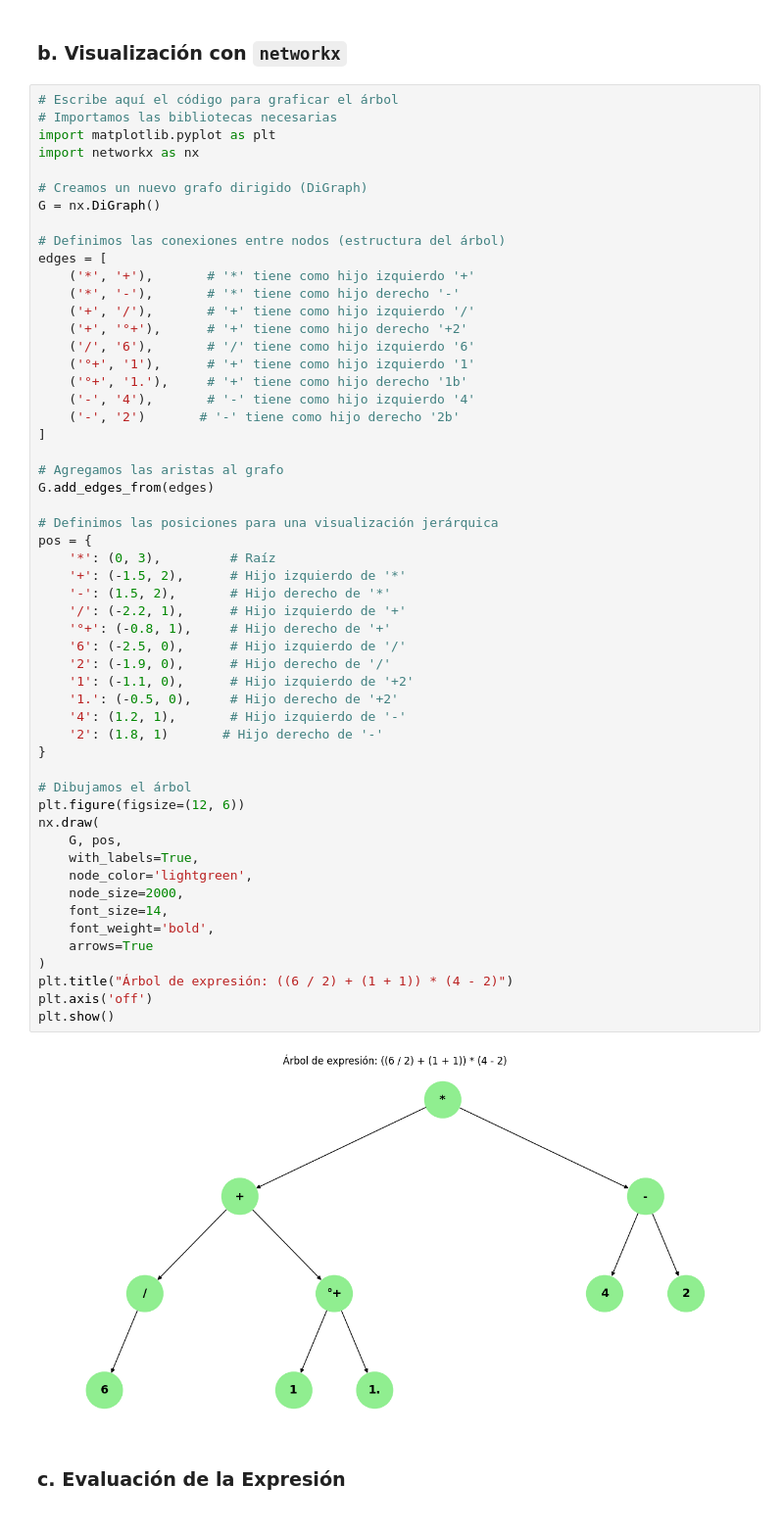
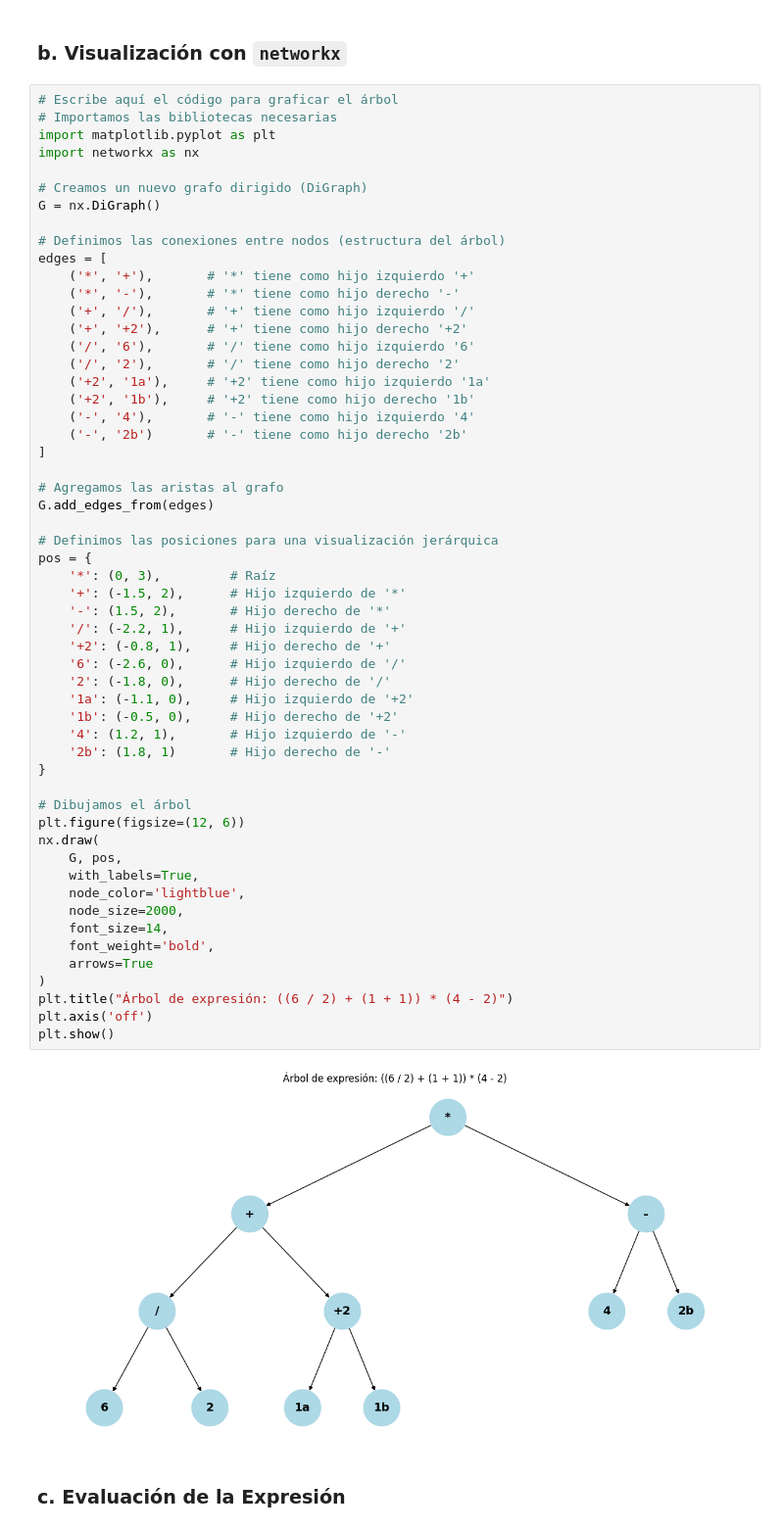
Before and after one commit to jeremyja28/Programacion-IV-semana-1-2-3-4, a Jupyter notebook: Arboles/Trabajo_Clase_Arboles_Expresion.ipynb, the cells around one changed output. Shown at 98% size. Cells and saved outputs as stored; diff of their text form.

```diff
--- a/Arboles/Trabajo_Clase_Arboles_Expresion.ipynb
+++ b/Arboles/Trabajo_Clase_Arboles_Expresion.ipynb
@@ -201,48 +202,49 @@ edges = [
     ('*', '+'),       # '*' tiene como hijo izquierdo '+'
     ('*', '-'),       # '*' tiene como hijo derecho '-'
     ('+', '/'),       # '+' tiene como hijo izquierdo '/'
-    ('+', '°+'),      # '+' tiene como hijo derecho '+2'
+    ('+', '+2'),      # '+' tiene como hijo derecho '+2'
     ('/', '6'),       # '/' tiene como hijo izquierdo '6'
-    ('°+', '1'),      # '+' tiene como hijo izquierdo '1'
-    ('°+', '1.'),     # '+' tiene como hijo derecho '1b'
+    ('/', '2'),       # '/' tiene como hijo derecho '2'
+    ('+2', '1a'),     # '+2' tiene como hijo izquierdo '1a'
+    ('+2', '1b'),     # '+2' tiene como hijo derecho '1b'
     ('-', '4'),       # '-' tiene como hijo izquierdo '4'
-    ('-', '2')       # '-' tiene como hijo derecho '2b'
+    ('-', '2b')       # '-' tiene como hijo derecho '2b'
 ]
 
 # Agregamos las aristas al grafo
 G.add_edges_from(edges)
 
 # Definimos las posiciones para una visualización jerárquica
 pos = {
     '*': (0, 3),         # Raíz
     '+': (-1.5, 2),      # Hijo izquierdo de '*'
     '-': (1.5, 2),       # Hijo derecho de '*'
     '/': (-2.2, 1),      # Hijo izquierdo de '+'
-    '°+': (-0.8, 1),     # Hijo derecho de '+'
-    '6': (-2.5, 0),      # Hijo izquierdo de '/'
-    '2': (-1.9, 0),      # Hijo derecho de '/'
-    '1': (-1.1, 0),      # Hijo izquierdo de '+2'
-    '1.': (-0.5, 0),     # Hijo derecho de '+2'
+    '+2': (-0.8, 1),     # Hijo derecho de '+'
+    '6': (-2.6, 0),      # Hijo izquierdo de '/'
+    '2': (-1.8, 0),      # Hijo derecho de '/'
+    '1a': (-1.1, 0),     # Hijo izquierdo de '+2'
+    '1b': (-0.5, 0),     # Hijo derecho de '+2'
     '4': (1.2, 1),       # Hijo izquierdo de '-'
-    '2': (1.8, 1)       # Hijo derecho de '-'
+    '2b': (1.8, 1)       # Hijo derecho de '-'
 }
 
 # Dibujamos el árbol
 plt.figure(figsize=(12, 6))
 nx.draw(
     G, pos,
     with_labels=True,
-    node_color='lightgreen',
+    node_color='lightblue',
     node_size=2000,
     font_size=14,
     font_weight='bold',
     arrows=True
 )
 plt.title("Árbol de expresión: ((6 / 2) + (1 + 1)) * (4 - 2)")
 plt.axis('off')
 plt.show()
 # %% [output]
-[figure, old version]
+[figure, new version]
 # %% [markdown]
 ### c. Evaluación de la Expresión
 # %%
```
Also changed, not shown: parts of 2 cells of this notebook.
